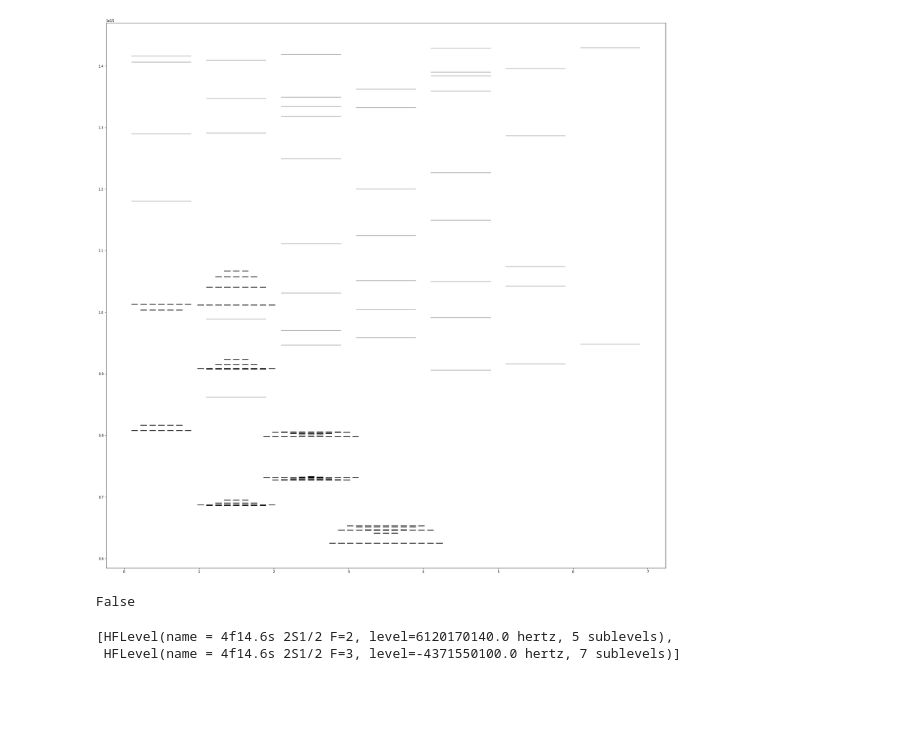
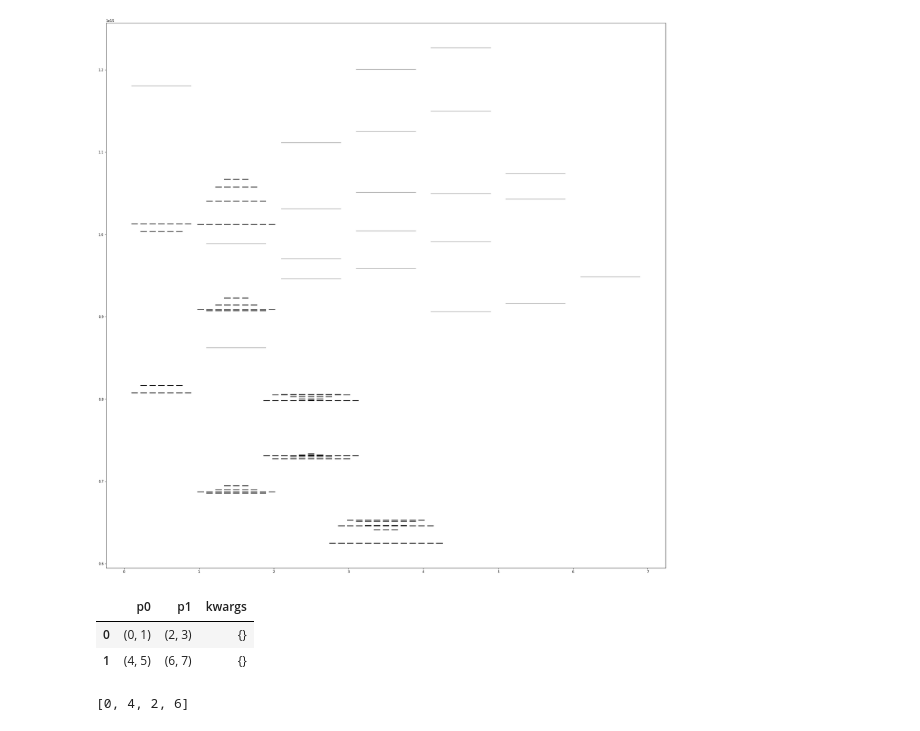
Before and after one commit to thomasdellaert/Atom-Toolkit, a Jupyter notebook: grotrians.ipynb, the cells around one changed output. Cells and saved outputs as stored; diff of their text form; code cells hidden in the pictures; blank space fills up the shorter version.

```diff
--- a/grotrians.ipynb
+++ b/grotrians.ipynb
@@ -37,15 +39,15 @@ plt.show()
 # %%
 g2 = grt.Grotrian()
-for level in a.levels[1:50]:
+for level in a.levels[1:30]:
     if level.hfA != 0:
         g2.add_level(level, strategy=grt.zeeman_level_table, linewidth=2, z_scale=0, fill_factor=.75, hf_scale=5000, squeeze=False)
     else:
         g2.add_level(level, strategy=grt.gross_level_table, linewidth=2 , color=(.7, .7, .7, 1))
 
 
 fig, ax = plt.subplots(figsize=(30, 30))
 g2.render(ax)
 ax.autoscale()
 plt.show()
 # %% [output]
-[figure, old version]
+[figure, new version]
@@ -56,9 +54,8 @@ df = pd.concat([df, pd.DataFrame([[1, 2, {'a': 3, 'b': 4}], [5, 6, {'a': 7, 'b':
-# %%
-type(a.levels['4f14.6s 2S1/2']['F=2']['mF=-2']) == HFLevel
-# %% [output]
-False
-# %%
-[l for l in a.levels[0].values()]
-# %% [output]
-[HFLevel(name = 4f14.6s 2S1/2 F=2, level=6120170140.0 hertz, 5 sublevels),
- HFLevel(name = 4f14.6s 2S1/2 F=3, level=-4371550100.0 hertz, 7 sublevels)]
+# %%
+import pandas as pd
+d = pd.DataFrame(data=[[(0, 1), (2, 3), {}], [(4, 5), (6, 7), {}]], columns=['p0', 'p1', 'kwargs'])
+d
+# %% [output]
+|  | p0 | p1 | kwargs |
+| 0 | (0, 1) | (2, 3) | {} |
+| 1 | (4, 5) | (6, 7) | {} |
@@ -64,0 +66,4 @@ False
+# %%
+xs
+# %% [output]
+[0, 4, 2, 6]
```
Also changed, not shown: parts of 4 cells of this notebook, 1 other file.
